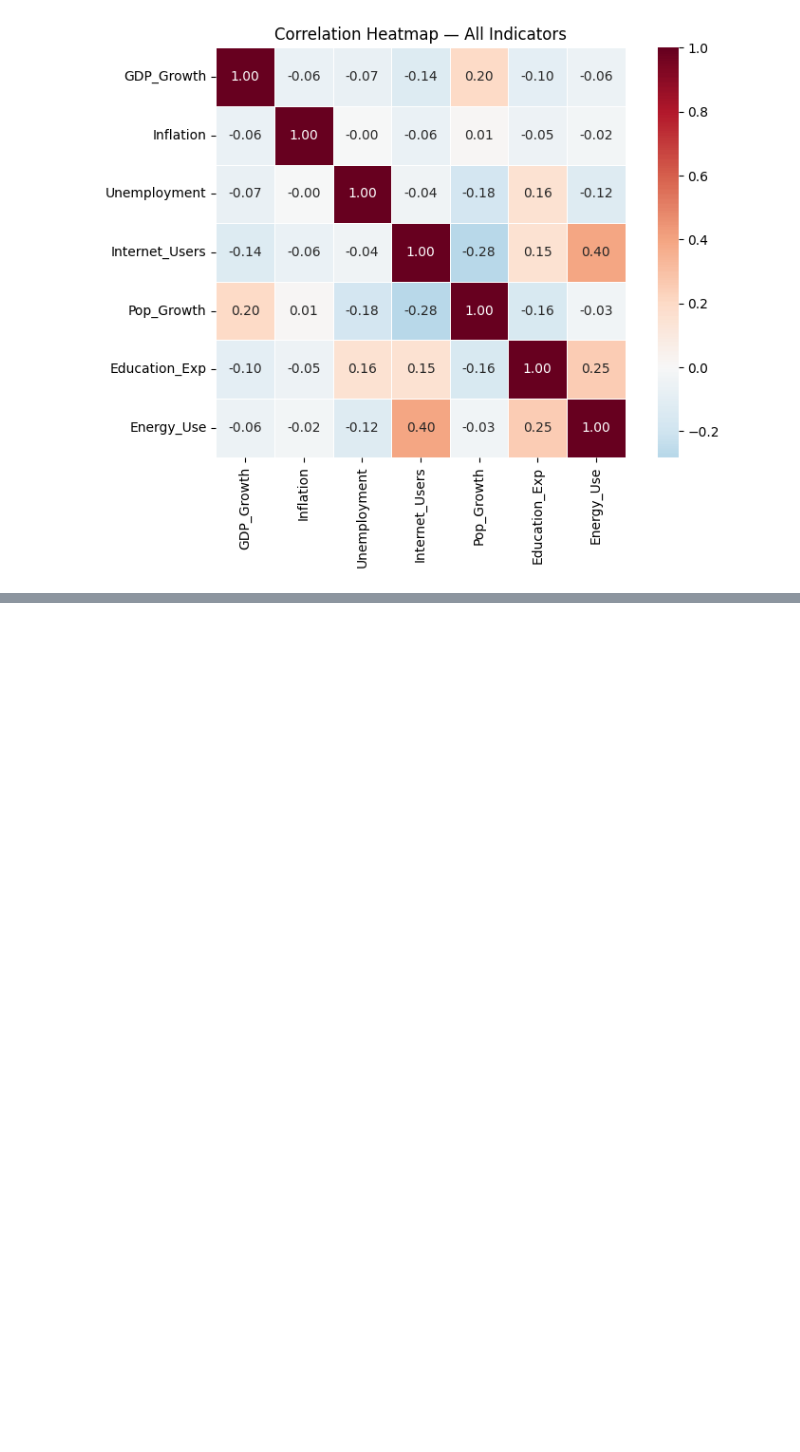
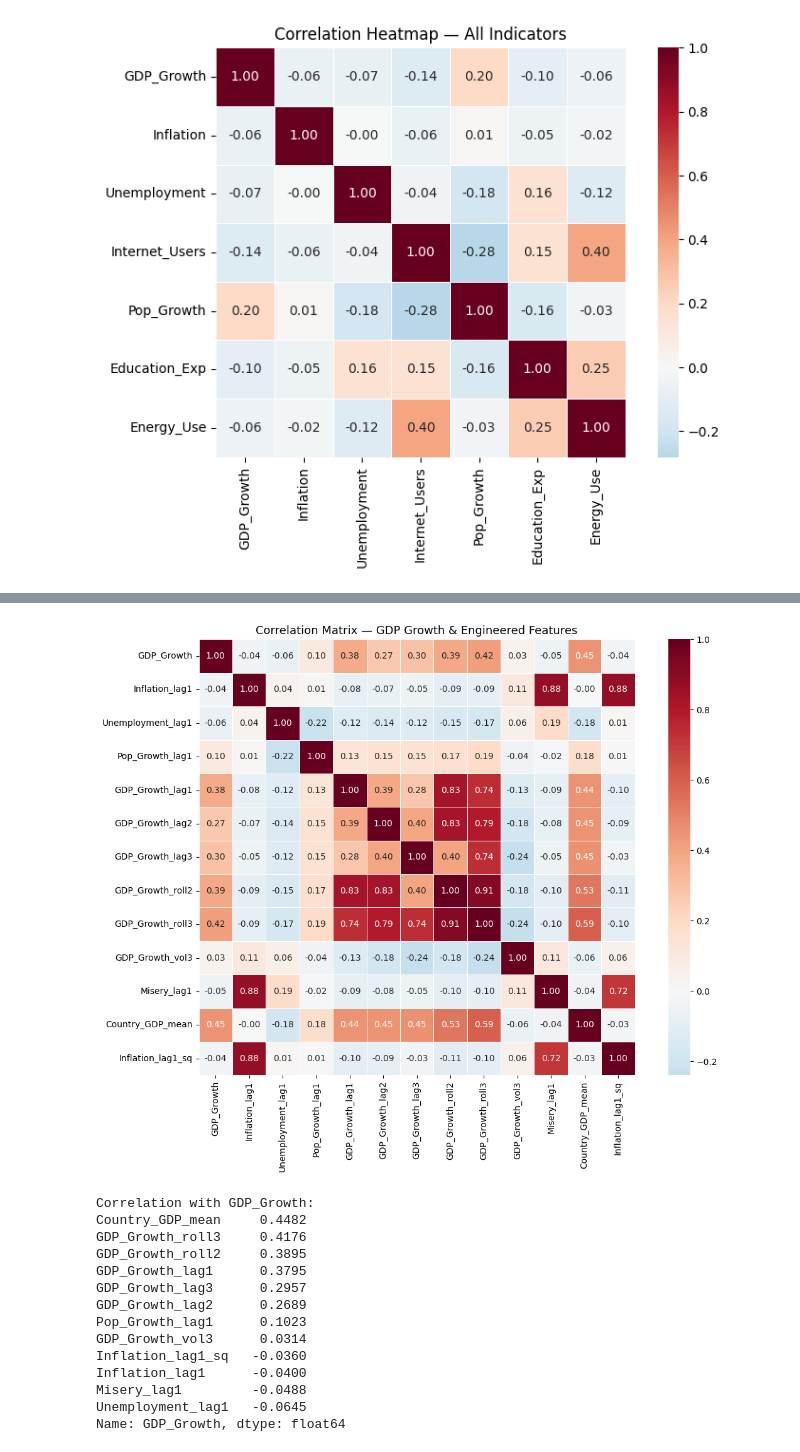
Before and after one commit to wasaldev/24077342-Data-Science-Machine-Learning-GDP-Growth-Prediction, a Jupyter notebook: 24077342_Data_Science_Project.ipynb, the cells around one changed output, grey strips where cells are left out. Saved outputs shown, nothing was run; the diff lists cells and outputs as text; code cells hidden in the pictures; blank space fills up the shorter version.

Commit message:
24077342 | Data preprocessing and feature engineering

```diff
--- a/24077342_Data_Science_Project.ipynb
+++ b/24077342_Data_Science_Project.ipynb
@@ -316,0 +320,6 @@ plt.show()
+# %%
+# ============================================================
+# 3.1  Filter to modern period with reasonable coverage
+# ============================================================
+data = data[(data["Year"] >= 1995) & (data["Year"] <= 2023)].copy()
+print(f"After year filter (1995-2023): {data.shape}")
@@ -316,0 +328,6 @@ plt.show()
+# %%
+# ============================================================
+# 3.2  Sort by country and year (required for lag features)
+# ============================================================
+data = data.sort_values(["Country Code", "Year"]).reset_index(drop=True)
+print("Sorted by Country Code, Year.")
@@ -316,0 +369,10 @@ plt.show()
+# %%
+# ============================================================
+# 3.4  Trim extreme GDP growth outliers (1st–99th percentile)
+# ============================================================
+low  = data["GDP_Growth"].quantile(0.01)
+high = data["GDP_Growth"].quantile(0.99)
+before = len(data)
+data = data[(data["GDP_Growth"] >= low) & (data["GDP_Growth"] <= high)].copy()
+print(f"GDP Growth trimmed to [{low:.2f}, {high:.2f}]")
+print(f"Removed {before - len(data)} extreme observations. Remaining: {len(data)}")
@@ -316,0 +528,33 @@ plt.show()
+# %%
+# ============================================================
+# 3.7  Post-preprocessing EDA: Correlation with new features
+# ============================================================
+corr_features = ["GDP_Growth"] + lag_cols
+corr_matrix = data[corr_features].corr()
+
+fig, ax = plt.subplots(figsize=(12, 9))
+sns.heatmap(corr_matrix, annot=True, fmt=".2f", cmap="RdBu_r",
+            center=0, square=True, linewidths=0.5, ax=ax)
+ax.set_title("Correlation Matrix — GDP Growth & Engineered Features", fontsize=13)
+plt.tight_layout()
+plt.show()
+
+# Show correlation with target specifically
+print("\nCorrelation with GDP_Growth:")
+print(corr_matrix["GDP_Growth"].drop("GDP_Growth").sort_values(ascending=False).round(4))
+# %% [output]
+[figure, added]
+Correlation with GDP_Growth:
+Country_GDP_mean     0.4482
+GDP_Growth_roll3     0.4176
+GDP_Growth_roll2     0.3895
+GDP_Growth_lag1      0.3795
+GDP_Growth_lag3      0.2957
+GDP_Growth_lag2      0.2689
+Pop_Growth_lag1      0.1023
+GDP_Growth_vol3      0.0314
+Inflation_lag1_sq   -0.0360
+Inflation_lag1      -0.0400
+Misery_lag1         -0.0488
+Unemployment_lag1   -0.0645
+Name: GDP_Growth, dtype: float64
```
Also changed, not shown: parts of 9 cells of this notebook.
